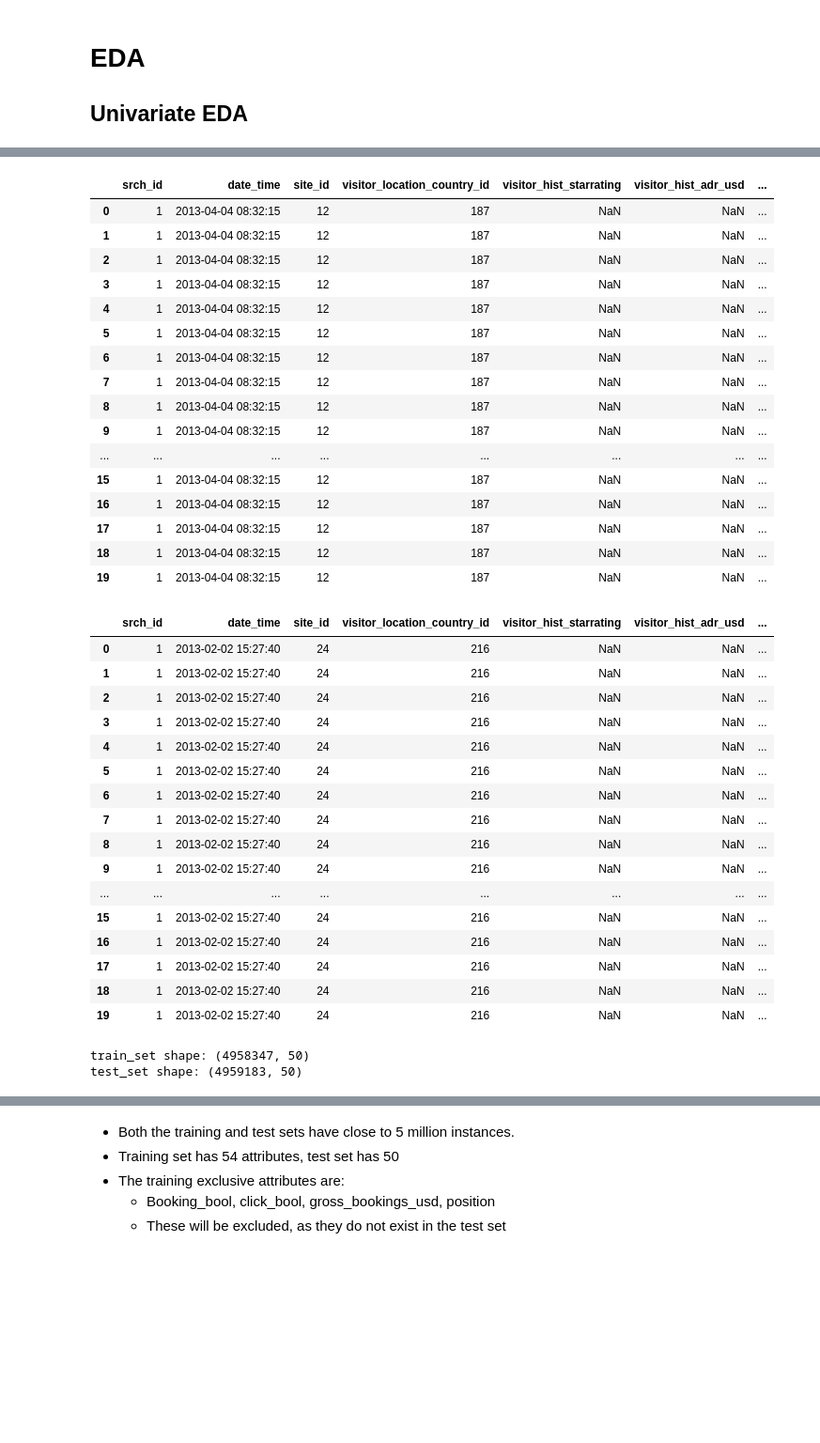
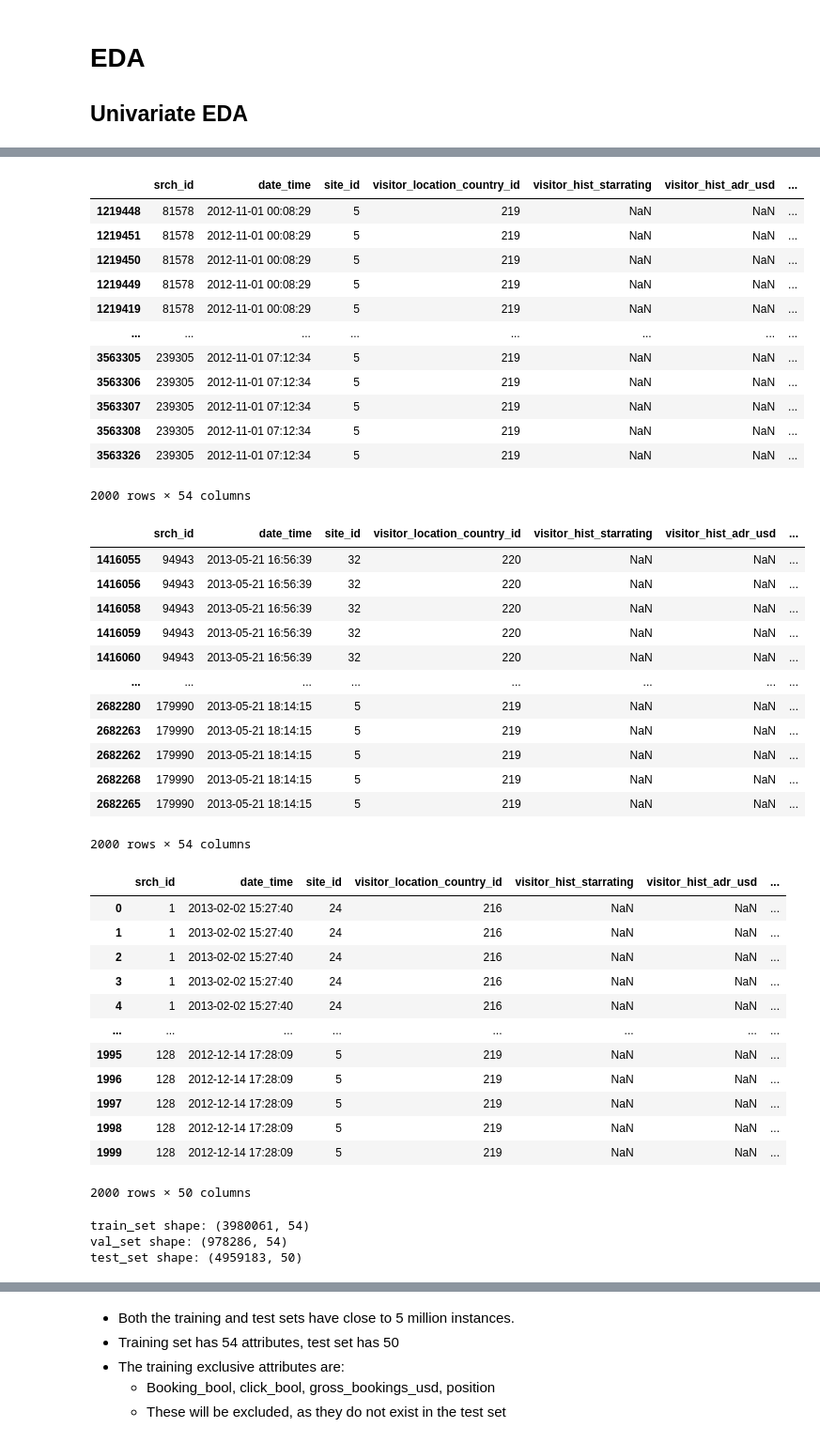
Before and after one commit to L42-AI/dmt-2, a Jupyter notebook: src/notebooks/eda.ipynb, the cells around one changed output, grey strips where cells are left out. Shown at 94% size. Cells and saved outputs as stored; diff of their text form; code cells hidden in the pictures; blank space fills up the shorter version.

```diff
--- a/src/notebooks/eda.ipynb
+++ b/src/notebooks/eda.ipynb
@@ -26,50 +26,56 @@ current working directory: /Users/coopa33/Projects/vu/dmt-2/src/notebooks
 train_set, test_set = load_data()
 train_set, val_set = train_val_split(train_set, train_ratio=0.8)
 # %%
-n_rows = 20
+n_rows = 2000
 display(train_set.head(n_rows))
 display(val_set.head(n_rows))
 display(test_set.head(n_rows))
 print('train_set shape:', train_set.shape)
 print('val_set shape:', val_set.shape)
 print('test_set shape:', test_set.shape)
 # %% [output]
 |  | srch_id | date_time | site_id | visitor_location_country_id | visitor_hist_starrating | visitor_hist_adr_usd | ... |
-| 0 | 1 | 2013-04-04 08:32:15 | 12 | 187 | NaN | NaN | ... |
-| 1 | 1 | 2013-04-04 08:32:15 | 12 | 187 | NaN | NaN | ... |
-| 2 | 1 | 2013-04-04 08:32:15 | 12 | 187 | NaN | NaN | ... |
-| 3 | 1 | 2013-04-04 08:32:15 | 12 | 187 | NaN | NaN | ... |
-| 4 | 1 | 2013-04-04 08:32:15 | 12 | 187 | NaN | NaN | ... |
-| 5 | 1 | 2013-04-04 08:32:15 | 12 | 187 | NaN | NaN | ... |
-| 6 | 1 | 2013-04-04 08:32:15 | 12 | 187 | NaN | NaN | ... |
-| 7 | 1 | 2013-04-04 08:32:15 | 12 | 187 | NaN | NaN | ... |
-| 8 | 1 | 2013-04-04 08:32:15 | 12 | 187 | NaN | NaN | ... |
-| 9 | 1 | 2013-04-04 08:32:15 | 12 | 187 | NaN | NaN | ... |
+| 1219448 | 81578 | 2012-11-01 00:08:29 | 5 | 219 | NaN | NaN | ... |
+| 1219451 | 81578 | 2012-11-01 00:08:29 | 5 | 219 | NaN | NaN | ... |
+| 1219450 | 81578 | 2012-11-01 00:08:29 | 5 | 219 | NaN | NaN | ... |
+| 1219449 | 81578 | 2012-11-01 00:08:29 | 5 | 219 | NaN | NaN | ... |
+| 1219419 | 81578 | 2012-11-01 00:08:29 | 5 | 219 | NaN | NaN | ... |
 | ... | ... | ... | ... | ... | ... | ... | ... |
-| 15 | 1 | 2013-04-04 08:32:15 | 12 | 187 | NaN | NaN | ... |
-| 16 | 1 | 2013-04-04 08:32:15 | 12 | 187 | NaN | NaN | ... |
-| 17 | 1 | 2013-04-04 08:32:15 | 12 | 187 | NaN | NaN | ... |
-| 18 | 1 | 2013-04-04 08:32:15 | 12 | 187 | NaN | NaN | ... |
-| 19 | 1 | 2013-04-04 08:32:15 | 12 | 187 | NaN | NaN | ... |
+| 3563305 | 239305 | 2012-11-01 07:12:34 | 5 | 219 | NaN | NaN | ... |
+| 3563306 | 239305 | 2012-11-01 07:12:34 | 5 | 219 | NaN | NaN | ... |
+| 3563307 | 239305 | 2012-11-01 07:12:34 | 5 | 219 | NaN | NaN | ... |
+| 3563308 | 239305 | 2012-11-01 07:12:34 | 5 | 219 | NaN | NaN | ... |
+| 3563326 | 239305 | 2012-11-01 07:12:34 | 5 | 219 | NaN | NaN | ... |
+2000 rows × 54 columns
 |  | srch_id | date_time | site_id | visitor_location_country_id | visitor_hist_starrating | visitor_hist_adr_usd | ... |
-| 0 | 1 | 2013-02-02 15:27:40 | 24 | 216 | NaN | NaN | ... |
-| 1 | 1 | 2013-02-02 15:27:40 | 24 | 216 | NaN | NaN | ... |
-| 2 | 1 | 2013-02-02 15:27:40 | 24 | 216 | NaN | NaN | ... |
-| 3 | 1 | 2013-02-02 15:27:40 | 24 | 216 | NaN | NaN | ... |
-| 4 | 1 | 2013-02-02 15:27:40 | 24 | 216 | NaN | NaN | ... |
-| 5 | 1 | 2013-02-02 15:27:40 | 24 | 216 | NaN | NaN | ... |
-| 6 | 1 | 2013-02-02 15:27:40 | 24 | 216 | NaN | NaN | ... |
-| 7 | 1 | 2013-02-02 15:27:40 | 24 | 216 | NaN | NaN | ... |
-| 8 | 1 | 2013-02-02 15:27:40 | 24 | 216 | NaN | NaN | ... |
-| 9 | 1 | 2013-02-02 15:27:40 | 24 | 216 | NaN | NaN | ... |
+| 1416055 | 94943 | 2013-05-21 16:56:39 | 32 | 220 | NaN | NaN | ... |
+| 1416056 | 94943 | 2013-05-21 16:56:39 | 32 | 220 | NaN | NaN | ... |
+| 1416058 | 94943 | 2013-05-21 16:56:39 | 32 | 220 | NaN | NaN | ... |
+| 1416059 | 94943 | 2013-05-21 16:56:39 | 32 | 220 | NaN | NaN | ... |
+| 1416060 | 94943 | 2013-05-21 16:56:39 | 32 | 220 | NaN | NaN | ... |
 | ... | ... | ... | ... | ... | ... | ... | ... |
-| 15 | 1 | 2013-02-02 15:27:40 | 24 | 216 | NaN | NaN | ... |
-| 16 | 1 | 2013-02-02 15:27:40 | 24 | 216 | NaN | NaN | ... |
-| 17 | 1 | 2013-02-02 15:27:40 | 24 | 216 | NaN | NaN | ... |
-| 18 | 1 | 2013-02-02 15:27:40 | 24 | 216 | NaN | NaN | ... |
-| 19 | 1 | 2013-02-02 15:27:40 | 24 | 216 | NaN | NaN | ... |
+| 2682280 | 179990 | 2013-05-21 18:14:15 | 5 | 219 | NaN | NaN | ... |
+| 2682263 | 179990 | 2013-05-21 18:14:15 | 5 | 219 | NaN | NaN | ... |
+| 2682262 | 179990 | 2013-05-21 18:14:15 | 5 | 219 | NaN | NaN | ... |
+| 2682268 | 179990 | 2013-05-21 18:14:15 | 5 | 219 | NaN | NaN | ... |
+| 2682265 | 179990 | 2013-05-21 18:14:15 | 5 | 219 | NaN | NaN | ... |
-train_set shape: (4958347, 50)
-test_set shape: (4959183, 50)
+2000 rows × 54 columns
+|  | srch_id | date_time | site_id | visitor_location_country_id | visitor_hist_starrating | visitor_hist_adr_usd | ... |
+| 0 | 1 | 2013-02-02 15:27:40 | 24 | 216 | NaN | NaN | ... |
+| 1 | 1 | 2013-02-02 15:27:40 | 24 | 216 | NaN | NaN | ... |
+| 2 | 1 | 2013-02-02 15:27:40 | 24 | 216 | NaN | NaN | ... |
+| 3 | 1 | 2013-02-02 15:27:40 | 24 | 216 | NaN | NaN | ... |
+| 4 | 1 | 2013-02-02 15:27:40 | 24 | 216 | NaN | NaN | ... |
+| ... | ... | ... | ... | ... | ... | ... | ... |
+| 1995 | 128 | 2012-12-14 17:28:09 | 5 | 219 | NaN | NaN | ... |
+| 1996 | 128 | 2012-12-14 17:28:09 | 5 | 219 | NaN | NaN | ... |
+| 1997 | 128 | 2012-12-14 17:28:09 | 5 | 219 | NaN | NaN | ... |
+| 1998 | 128 | 2012-12-14 17:28:09 | 5 | 219 | NaN | NaN | ... |
+| 1999 | 128 | 2012-12-14 17:28:09 | 5 | 219 | NaN | NaN | ... |
+2000 rows × 50 columns
+train_set shape: (3980061, 54)
+val_set shape: (978286, 54)
+test_set shape: (4959183, 50)
 # %%
 display(train_set.columns)
 train_excl_attr = set(train_set.columns) - set(test_set.columns)
```
Also changed, not shown: parts of 4 cells of this notebook, 4 other files.
